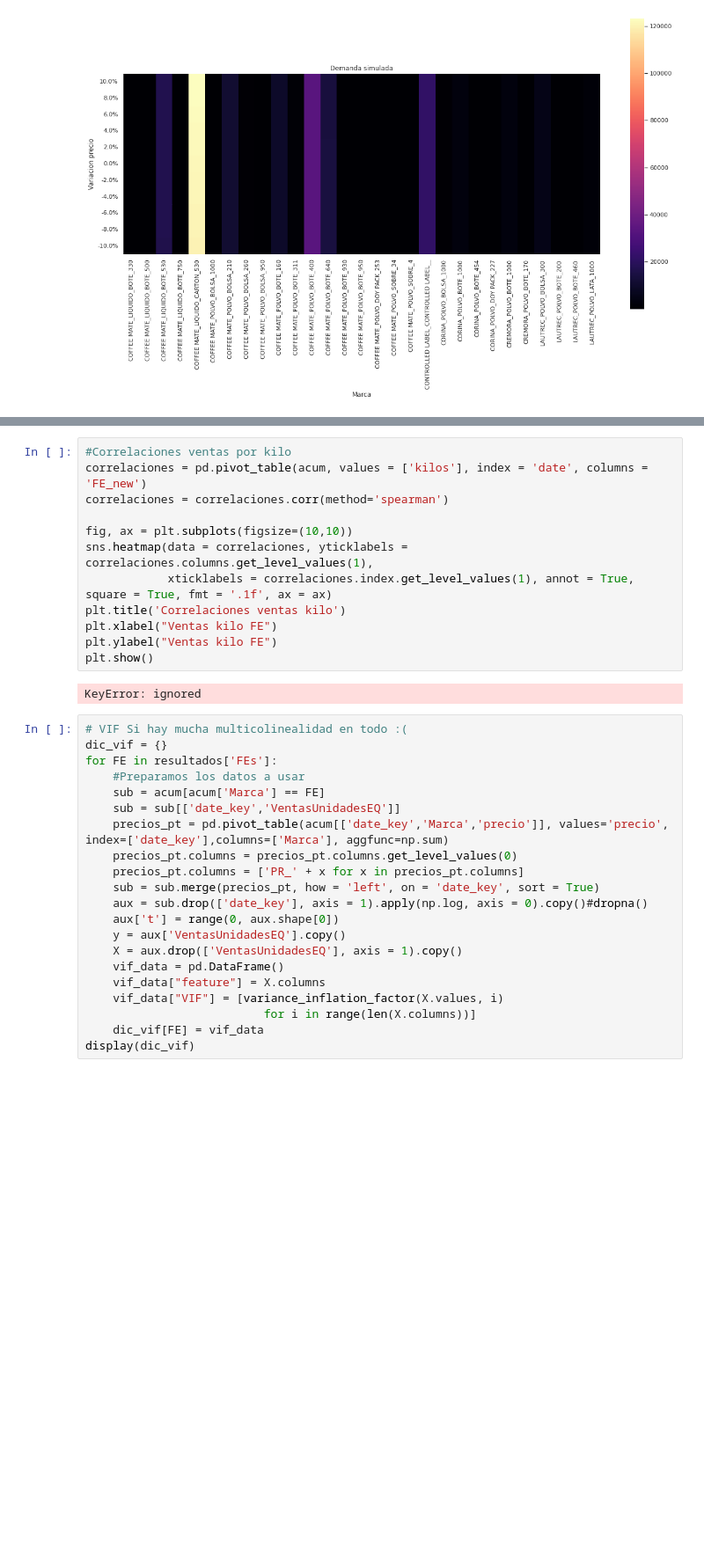
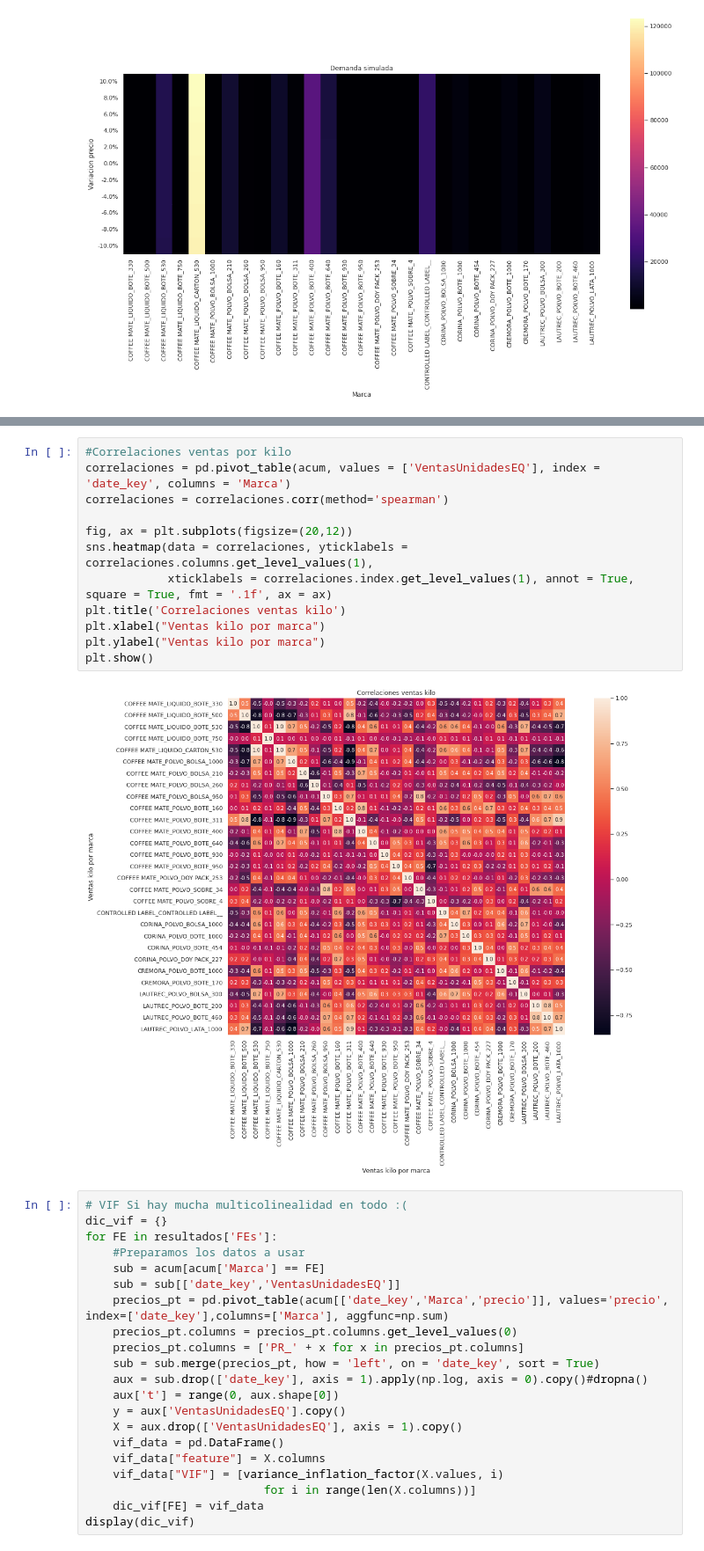
Before and after one commit to Lucio-MR/Elasticidades, a Jupyter notebook: Elasticidades_II.ipynb, the cells around one changed output, grey strips where cells are left out. Shown at 88% size. Cells and saved outputs as stored; diff of their text form; blank space fills up the shorter version.

```diff
--- a/Elasticidades_II.ipynb
+++ b/Elasticidades_II.ipynb
@@ -951,17 +942,17 @@ KeyError: ignored
 # %%
 #Correlaciones ventas por kilo
-correlaciones = pd.pivot_table(acum, values = ['kilos'], index = 'date', columns = 'FE_new')
+correlaciones = pd.pivot_table(acum, values = ['VentasUnidadesEQ'], index = 'date_key', columns = 'Marca')
 correlaciones = correlaciones.corr(method='spearman')
 
-fig, ax = plt.subplots(figsize=(10,10))
+fig, ax = plt.subplots(figsize=(20,12))
 sns.heatmap(data = correlaciones, yticklabels = correlaciones.columns.get_level_values(1),
             xticklabels = correlaciones.index.get_level_values(1), annot = True, square = True, fmt = '.1f', ax = ax)
 plt.title('Correlaciones ventas kilo')
-plt.xlabel("Ventas kilo FE")
-plt.ylabel("Ventas kilo FE")
+plt.xlabel("Ventas kilo por marca")
+plt.ylabel("Ventas kilo por marca")
 plt.show()
 # %% [output]
-KeyError: ignored
+[figure, added]
 # %%
 # VIF Si hay mucha multicolinealidad en todo :(
 dic_vif = {}
```
Also changed, not shown: parts of 3 cells of this notebook.
